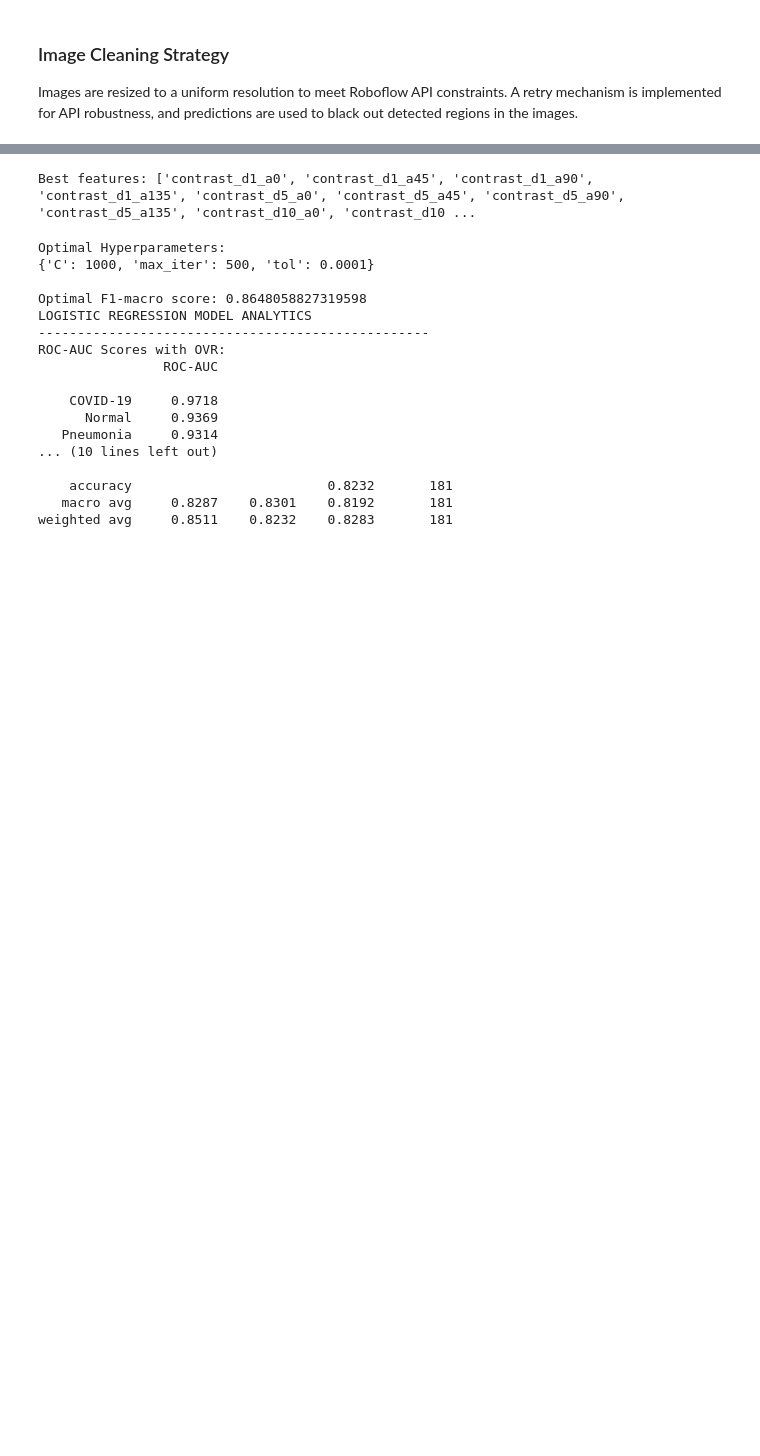
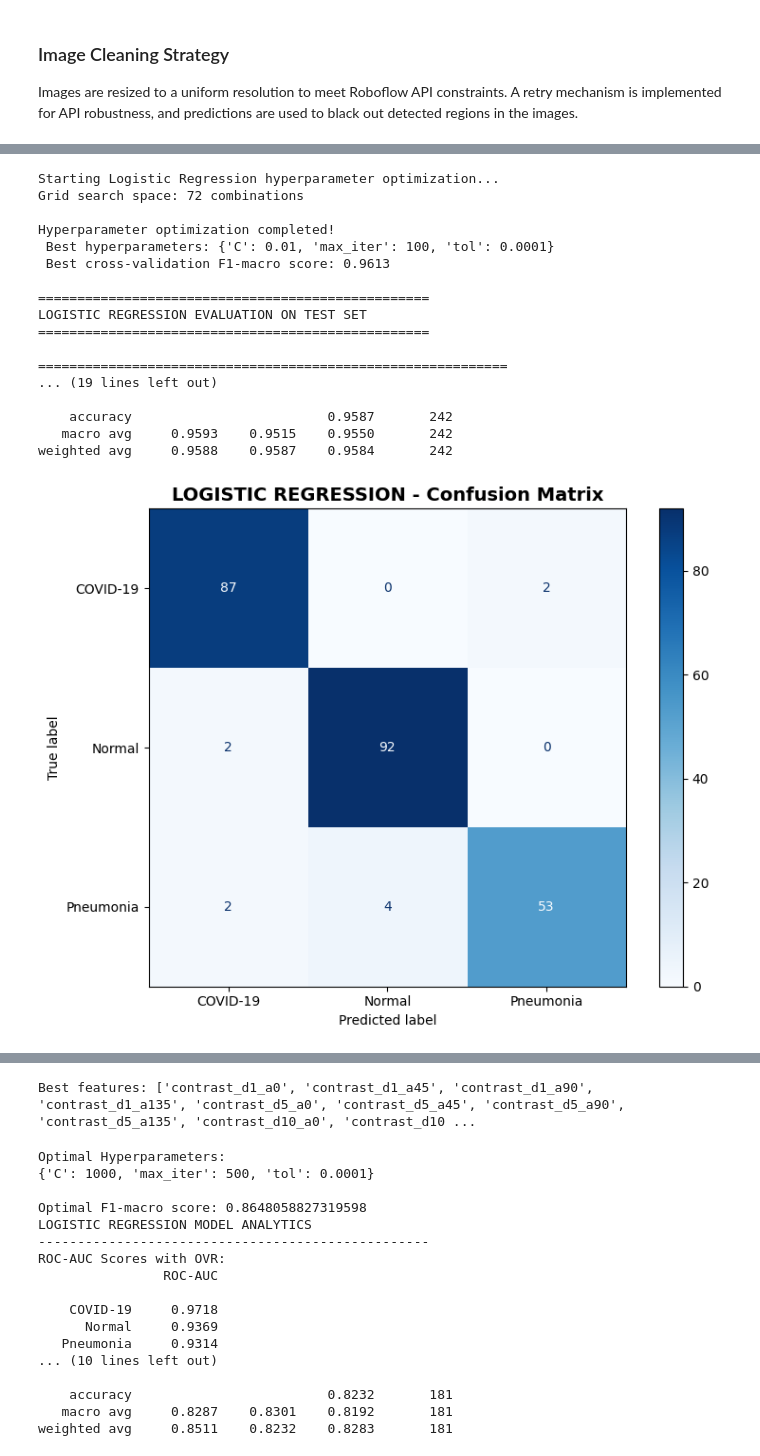
Before and after one commit to bdog18/glcm-xray-classifier, a Jupyter notebook: main.ipynb, the cells around one changed output, grey strips where cells are left out. Saved outputs shown, nothing was run; the diff lists cells and outputs as text; code cells hidden in the pictures; blank space fills up the shorter version.

```diff
--- a/main.ipynb
+++ b/main.ipynb
@@ -111,5 +189,0 @@ We connect to a Roboflow object detection model to preprocess the dataset. This
-# %%
-#Connecting to the model on roboflow
-rf = Roboflow(api_key=ROBOFLOW_KEY)
-project = rf.workspace().project("cap-project-u384k")
-model = project.version(1).model
@@ -1059,0 +883,63 @@ show_feature_importance(lr_glcm, perm_importances, perm_indices, feature_names)
+# %%
+# Initialize Logistic Regression with balanced class weights
+lr_flat = LogisticRegression(
+    solver='lbfgs',           # Limited-memory BFGS solver (good for small datasets)
+    class_weight='balanced',  # Automatically balance class weights
+    random_state=RANDOM_STATE
+)
+
+# Define hyperparameter grid for optimization
+param_grid = {
+    'C': [0.01, 0.1, 1, 10, 100, 1000],          # Regularization strength
+    'max_iter': [100, 500, 1000, 2000],          # Maximum iterations
+    'tol': [1e-4, 1e-3, 1e-2]                    # Convergence tolerance
+}
+
+print("Starting Logistic Regression hyperparameter optimization...")
+print(f"Grid search space: {len(param_grid['C']) * len(param_grid['max_iter']) * len(param_grid['tol'])} combinations")
+
+# Perform grid search with cross-validation
+grid_search = GridSearchCV(
+    estimator=lr_flat,
+    param_grid=param_grid,
+    scoring='f1_macro',      # Macro F1 for balanced evaluation across classes
+    cv=5,                    # 5-fold cross-validation
+    n_jobs=-1,               # Use all available cores
+    verbose=0                # Suppress detailed output
+)
+
+# Fit the model with hyperparameter tuning
+grid_search.fit(X_train_flat, y_train_flat)
+
+# Display optimization results
+print(f"\nHyperparameter optimization completed!")
+print(f" Best hyperparameters: {grid_search.best_params_}")
+print(f" Best cross-validation F1-macro score: {grid_search.best_score_:.4f}")
+
+# Use the best model for evaluation
+lr_flat = grid_search.best_estimator_
+
+# Evaluate on test set
+print(f"\n{'='*50}")
+print("LOGISTIC REGRESSION EVALUATION ON TEST SET")
+print(f"{'='*50}")
+get_model_analytics(lr_flat, X_test_flat, y_test_flat)
+# %% [output]
+Starting Logistic Regression hyperparameter optimization...
+Grid search space: 72 combinations
+
+Hyperparameter optimization completed!
+ Best hyperparameters: {'C': 0.01, 'max_iter': 100, 'tol': 0.0001}
+ Best cross-validation F1-macro score: 0.9613
+
+==================================================
+LOGISTIC REGRESSION EVALUATION ON TEST SET
+==================================================
+
+============================================================
+... (19 lines left out)
+
+    accuracy                         0.9587       242
+   macro avg     0.9593    0.9515    0.9550       242
+weighted avg     0.9588    0.9587    0.9584       242
+[figure, added]
```
Also changed, not shown: parts of 109 cells of this notebook, 7 other files.
